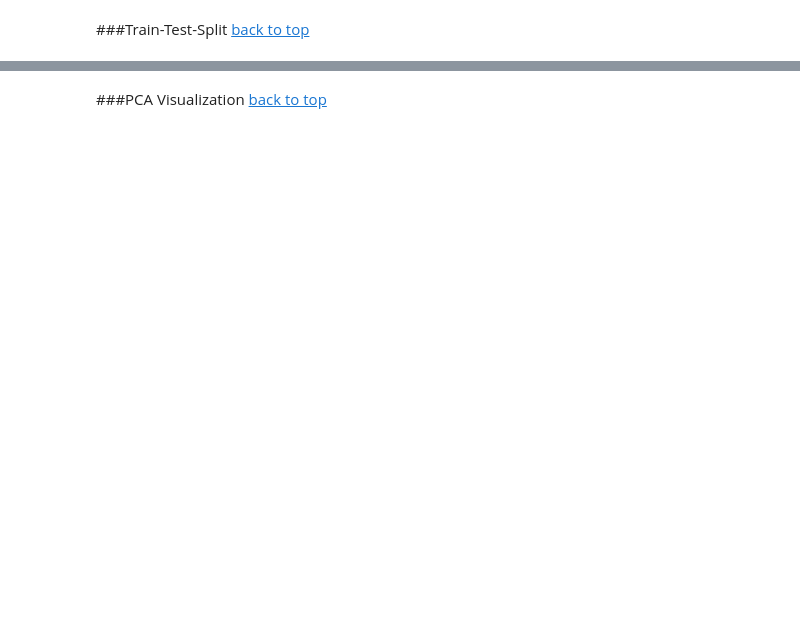
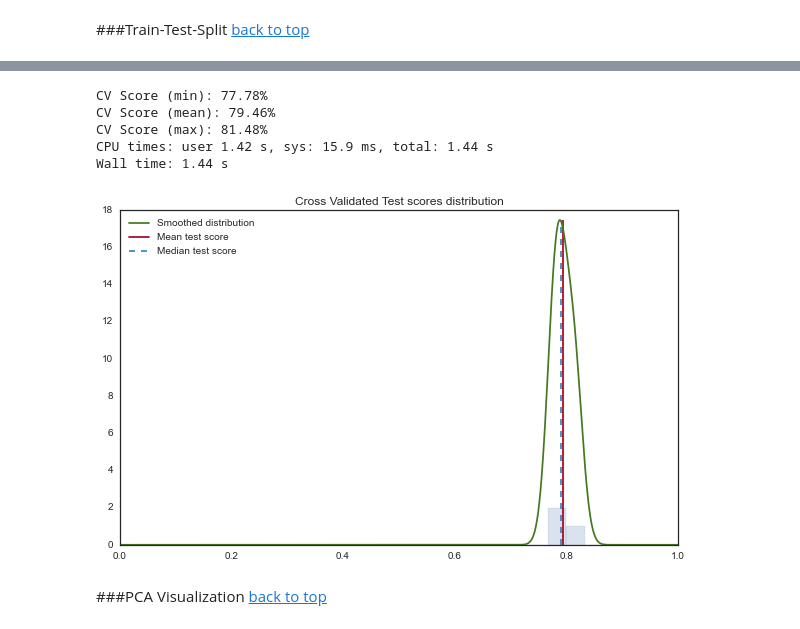
Before and after one commit to jthang/DataScienceLab, a Jupyter notebook: machine_learning/random_forest.ipynb, the cells around one changed output, grey strips where cells are left out. Saved outputs shown, nothing was run; the diff lists cells and outputs as text; code cells hidden in the pictures; blank space fills up the shorter version.

```diff
--- a/machine_learning/random_forest.ipynb
+++ b/machine_learning/random_forest.ipynb
@@ -223,3 +238,35 @@ print "Test Score: %0.2f%%" % (100 * test_accuracy)
+# %%
+%%time
+
+from sklearn.cross_validation import cross_val_score
+
+scores = cross_val_score(clf,
+                         X, y,
+                         cv=3)
+
+print "CV Score (min): %0.2f%%" % (100 * scores.min())
+print "CV Score (mean): %0.2f%%" % (100 * scores.mean())
+print "CV Score (max): %0.2f%%" % (100 * scores.max())
+# %% [output]
+CV Score (min): 77.78%
+CV Score (mean): 79.46%
+CV Score (max): 81.48%
+CPU times: user 1.42 s, sys: 15.9 ms, total: 1.44 s
+Wall time: 1.44 s
+# %%
+from scipy.stats.kde import gaussian_kde
+_ = plt.hist(scores, range=(0, 1), bins=30, alpha=0.2)
+x = np.linspace(0, 1, 1000)
+smoothed = gaussian_kde(scores).evaluate(x)
+plt.plot(x, smoothed, color=colors[3], label="Smoothed distribution")
+top = np.max(smoothed)
+plt.vlines([np.mean(scores)], 0, top, color=colors[1], label="Mean test score")
+plt.vlines([np.median(scores)], 0, top, color=colors[0], linestyles='dashed',
+           label="Median test score")
+plt.legend(loc='best')
+_ = plt.title("Cross Validated Test scores distribution")
+# %% [output]
+[figure, added]
 # %% [markdown]
 ###PCA Visualization
 [back to top](#contents)
```
Also changed, not shown: parts of 39 cells of this notebook.
